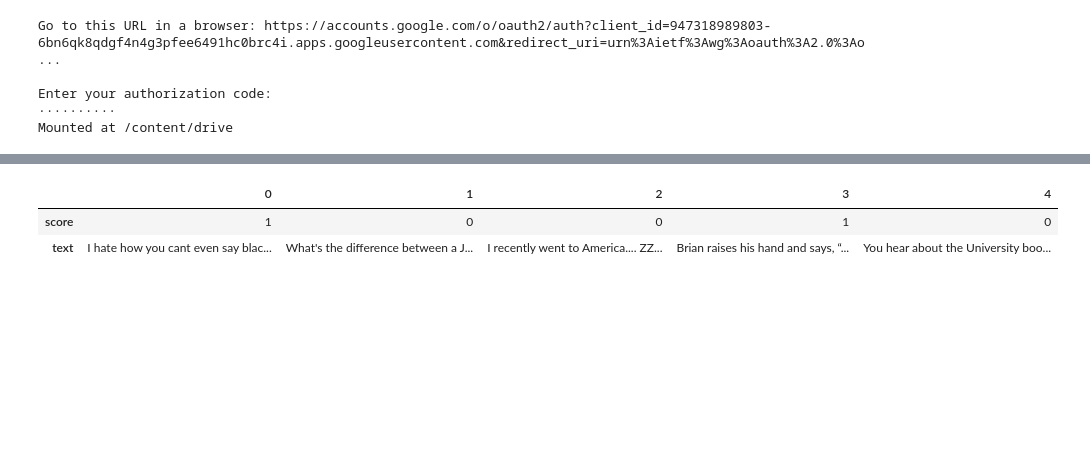
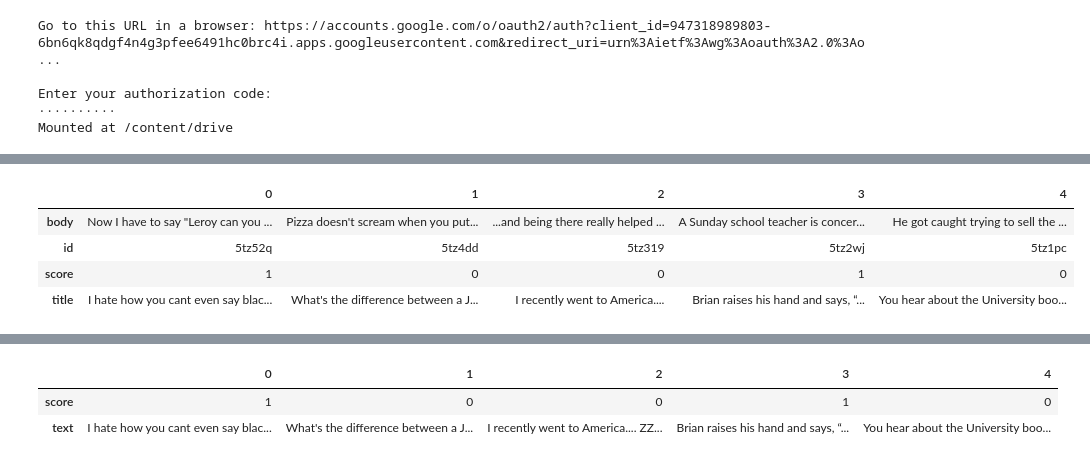
Before and after one commit to gdoteof/neuralnet_stuff, a Jupyter notebook: rjokes_languagemodel.ipynb, the cells around one changed output, grey strips where cells are left out. Drawn from its saved outputs; the diff is of its cells as text; code cells hidden in the pictures; blank space fills up the shorter version.

```diff
--- a/rjokes_languagemodel.ipynb
+++ b/rjokes_languagemodel.ipynb
@@ -36,6 +34,14 @@ rm: cannot remove 'onelinequoted.csv': No such file or directory
 # %%
 PATH='.'
-df=pd.read_csv('reddit_jokes.csv')
+df=pd.read_csv(f'{BASE}reddit_jokes.csv')
+# %%
+df.head().T
+# %% [output]
+|  | 0 | 1 | 2 | 3 | 4 |
+| body | Now I have to say "Leroy can you ... | Pizza doesn't scream when you put... | ...and being there really helped ... | A Sunday school teacher is concer... | He got caught trying to sell the ... |
+| id | 5tz52q | 5tz4dd | 5tz319 | 5tz2wj | 5tz1pc |
+| score | 1 | 0 | 0 | 1 | 0 |
+| title | I hate how you cant even say blac... | What's the difference between a J... | I recently went to America.... | Brian raises his hand and says, “... | You hear about the University boo... |
 # %%
 df['text'] = df['title'] + ' ZZZBODYZZZ ' + df['body']
 df.head().T
```
Also changed, not shown: parts of 20 cells of this notebook.
